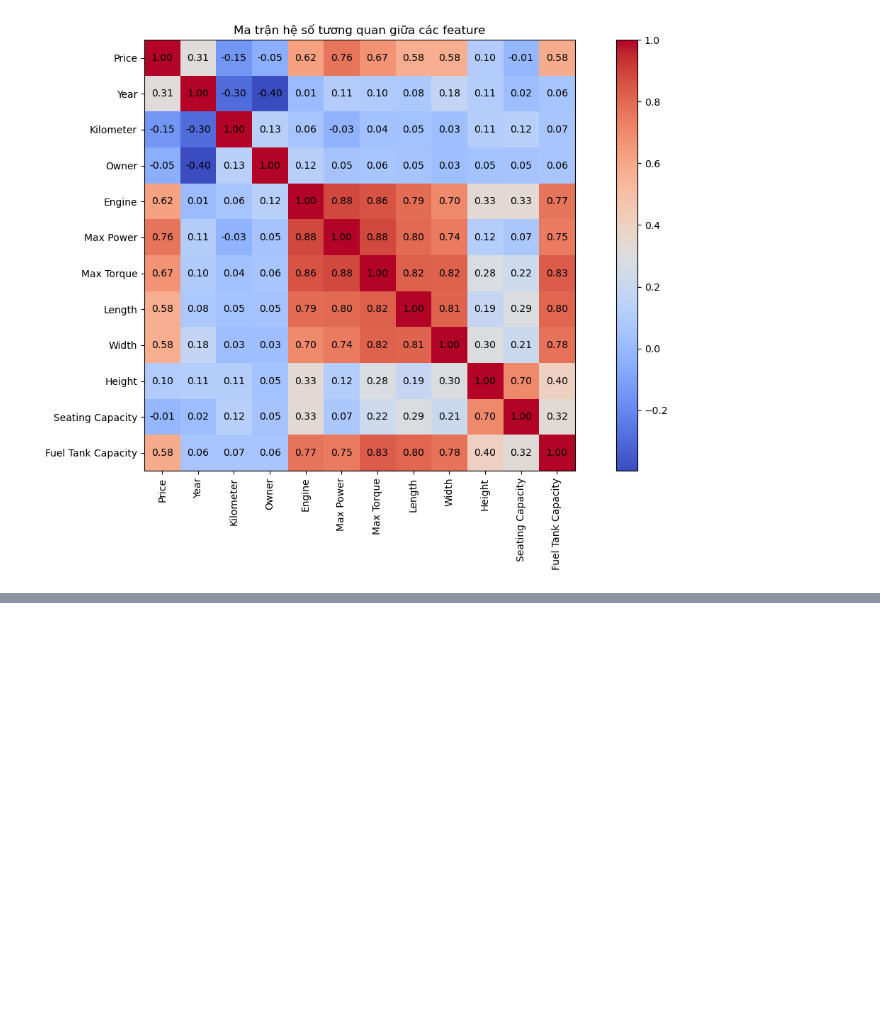
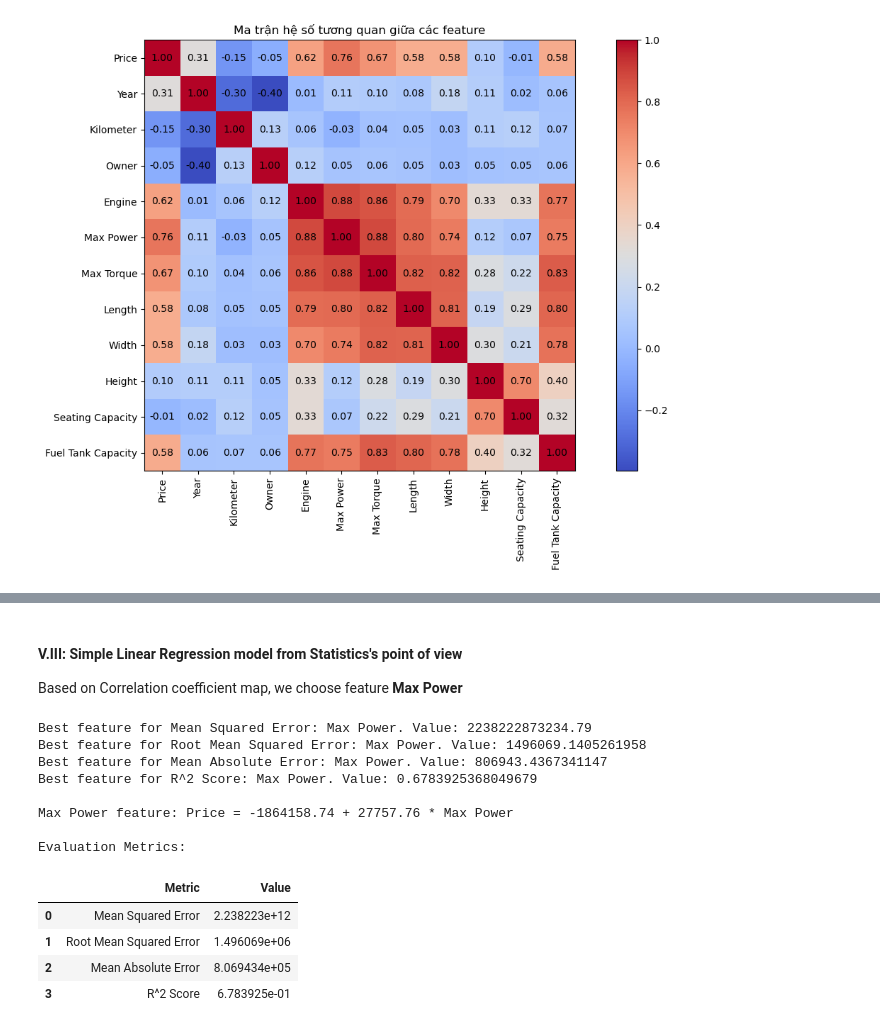
Before and after one commit to ductai05/Math-For-AI, a Jupyter notebook: DucTai_LR.ipynb, the cells around one changed output, grey strips where cells are left out. Saved outputs shown, nothing was run; the diff lists cells and outputs as text; code cells hidden in the pictures; blank space fills up the shorter version.

Commit message:
add lr-statistics-view

```diff
--- a/DucTai_LR.ipynb
+++ b/DucTai_LR.ipynb
@@ -312,0 +293,10 @@ plt.show()
+# %%
+# Split the data into training and testing sets
+X = data.drop(columns=['Price'])
+y = data['Price']
+# X_train = 80% of the data, y_train = 80% of the data
+# X_eval = 20% of the data, y_eval = 20% of the data
+X_train = X.sample(frac=0.8, random_state=0)
+X_eval = X.drop(X_train.index)
+y_train = y[X_train.index]
+y_eval = y[X_eval.index]
@@ -312,0 +328,69 @@ plt.show()
+# %% [markdown]
+#### V.III: Simple Linear Regression model from Statistics's point of view
+Based on Correlation coefficient map, we choose feature **Max Power**
+# %%
+# Y = beta0 + beta1*X
+# beta1 = Sxx / Sxy
+# beta0 = mean(Y) - beta1 * mean(X)
+# Sxx = sum((X - mean(X))^2)
+# Sxy = sum((X - mean(X)) * (Y - mean(Y)))
+
+def simple_linear_regression(X, y):
+    mean_X = np.mean(X)
+    mean_y = np.mean(y)
+    Sxx = np.sum((X - mean_X) ** 2)
+    Sxy = np.sum((X - mean_X) * (y - mean_y))
+    beta1 = Sxy / Sxx
+    beta0 = mean_y - beta1 * mean_X
+    return beta0, beta1
+
+result = []
+
+for F in numeric_columns[numeric_columns != 'Price']:
+    # Predict the price of a car based on feature F
+    beta0, beta1 = simple_linear_regression(data[F], data['Price'])
+    # print(f"{F} feature: Price = {beta0:.2f} + {beta1:.2f} * {F}")
+
+    # Predict the price of a car based on feature F
+    X = X_train[F]
+    y_pred = beta0 + beta1 * X
+
+    # Evaluate the model
+    model_eval = evaluate_model(data['Price'], y_pred)
+    result.append([F, model_eval, beta0, beta1])
+
+Metric = ['Mean Squared Error', 'Root Mean Squared Error', 'Mean Absolute Error', 'R^2 Score']
+
+for i, metric in enumerate(Metric):
+    best = result[0]
+    for res in result:
+        if (res[1].iloc[i, 1] < best[1].iloc[i, 1] and metric != 'R^2 Score') or \
+           (res[1].iloc[i, 1] > best[1].iloc[i, 1] and metric == 'R^2 Score'):
+            best = res
+    print(f"Best feature for {metric}: {best[0]}. Value: {best[1].iloc[i, 1]}")
+
+# => Max Power is the best feature for all metrics
+
+id_MaxPower_in_result = [i for i in range(len(result)) if result[i][0] == 'Max Power'][0]
+
+beta0 = result[id_MaxPower_in_result][2]
+beta1 = result[id_MaxPower_in_result][3]
+F = result[id_MaxPower_in_result][0]
+print(f"\n{F} feature: Price = {beta0:.2f} + {beta1:.2f} * {F}")
+
+print("\nEvaluation Metrics:")
+result[id_MaxPower_in_result][1]
+# %% [output]
+Best feature for Mean Squared Error: Max Power. Value: 2238222873234.79
+Best feature for Root Mean Squared Error: Max Power. Value: 1496069.1405261958
+Best feature for Mean Absolute Error: Max Power. Value: 806943.4367341147
+Best feature for R^2 Score: Max Power. Value: 0.6783925368049679
+
+Max Power feature: Price = -1864158.74 + 27757.76 * Max Power
+
+Evaluation Metrics:
+|  | Metric | Value |
+| 0 | Mean Squared Error | 2.238223e+12 |
+| 1 | Root Mean Squared Error | 1.496069e+06 |
+| 2 | Mean Absolute Error | 8.069434e+05 |
+| 3 | R^2 Score | 6.783925e-01 |
```
Also changed, not shown: parts of 5 cells of this notebook.
